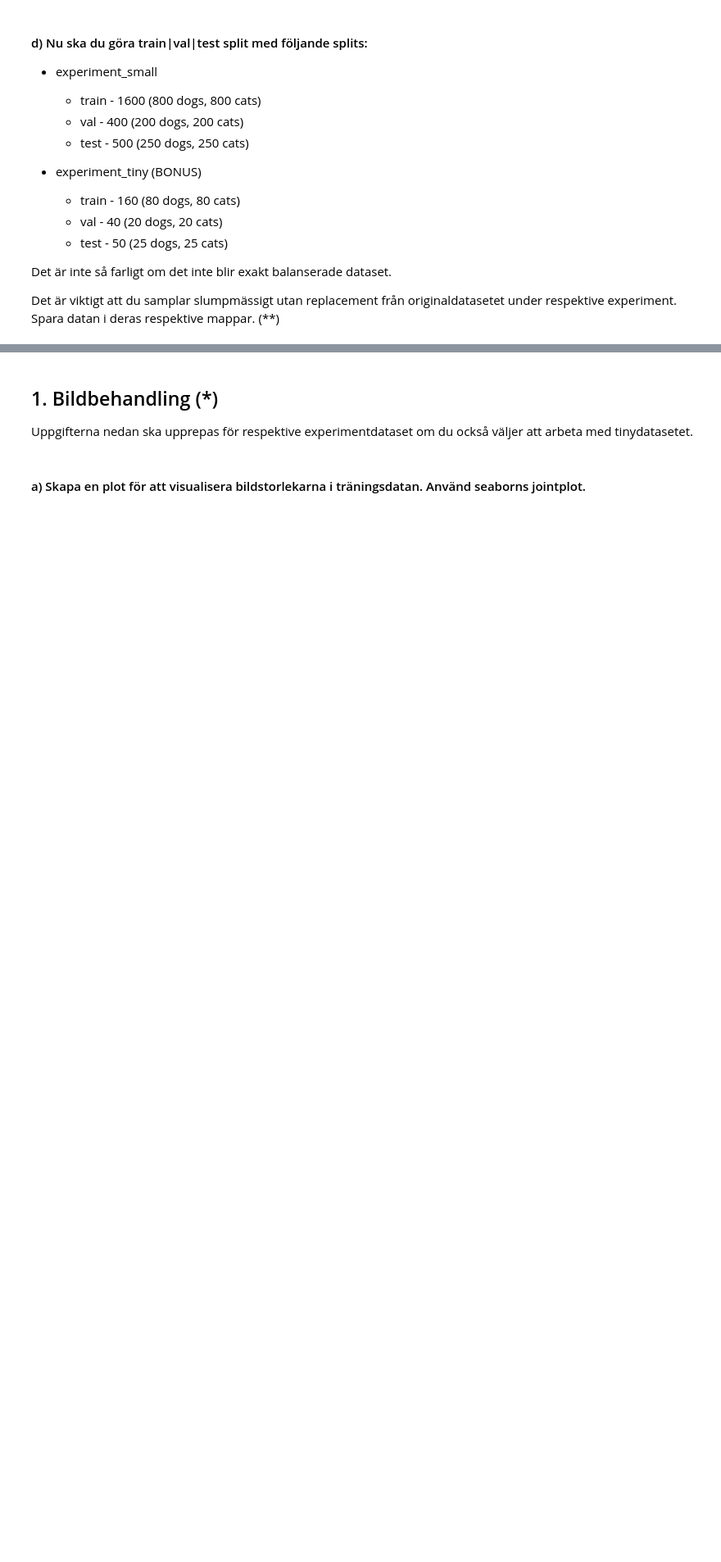
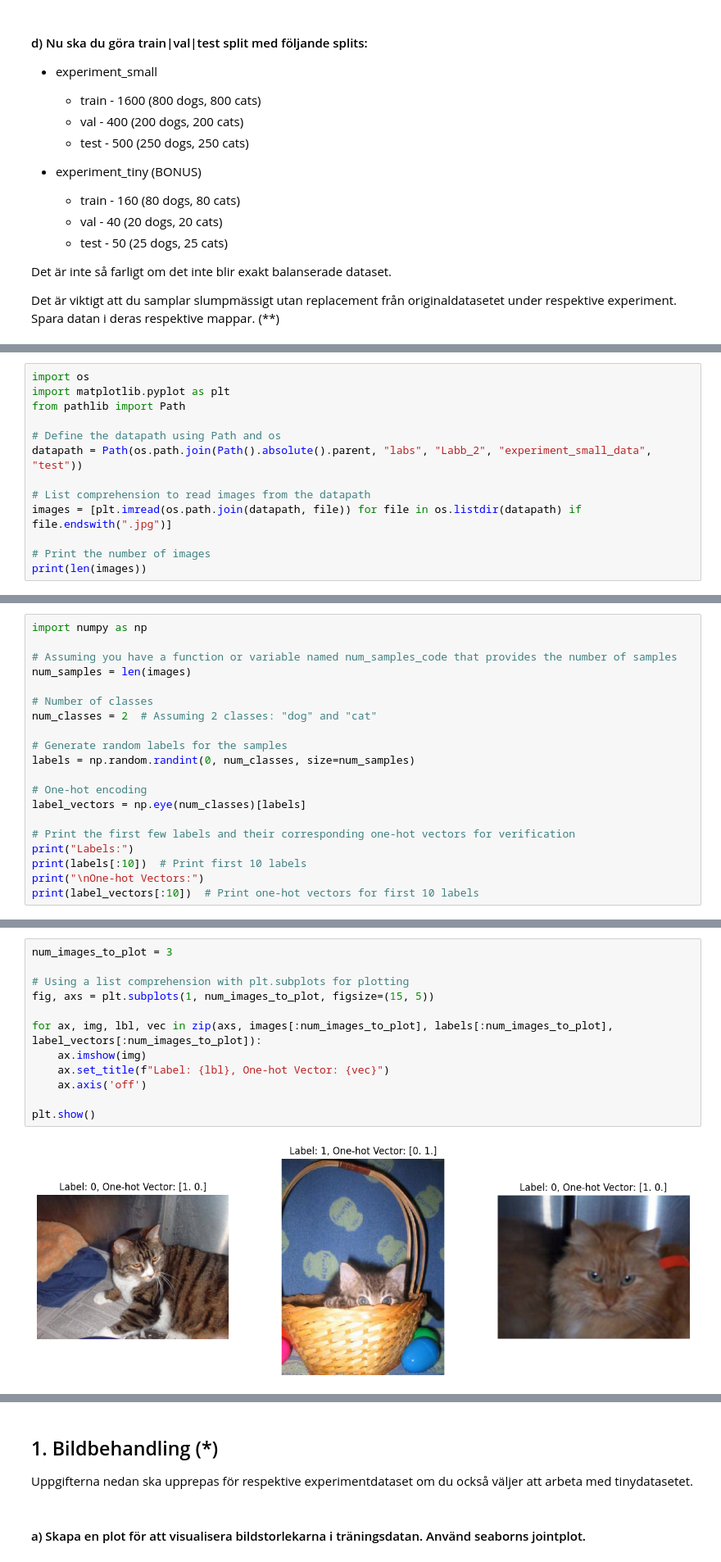
Before and after one commit to samiguru/AI-Samir-Ibrahim-OPA23, a Jupyter notebook: labs/Labb_2/lab.ipynb, the cells around one changed output, grey strips where cells are left out. Shown at 82% size. Drawn from its saved outputs; the diff is of its cells as text; blank space fills up the shorter version.

```diff
--- a/labs/Labb_2/lab.ipynb
+++ b/labs/Labb_2/lab.ipynb
@@ -238,0 +357,13 @@ ska vara one-hot encoded med 0 och 1.
+# %%
+import os
+import matplotlib.pyplot as plt
+from pathlib import Path
+
+# Define the datapath using Path and os
+datapath = Path(os.path.join(Path().absolute().parent, "labs", "Labb_2", "experiment_small_data", "test"))
+
+# List comprehension to read images from the datapath
+images = [plt.imread(os.path.join(datapath, file)) for file in os.listdir(datapath) if file.endswith(".jpg")]
+
+# Print the number of images
+print(len(images))
@@ -238,0 +372,20 @@ ska vara one-hot encoded med 0 och 1.
+# %%
+import numpy as np
+
+# Assuming you have a function or variable named num_samples_code that provides the number of samples
+num_samples = len(images)
+
+# Number of classes
+num_classes = 2  # Assuming 2 classes: "dog" and "cat"
+
+# Generate random labels for the samples
+labels = np.random.randint(0, num_classes, size=num_samples)
+
+# One-hot encoding
+label_vectors = np.eye(num_classes)[labels]
+
+# Print the first few labels and their corresponding one-hot vectors for verification
+print("Labels:")
+print(labels[:10])  # Print first 10 labels
+print("\nOne-hot Vectors:")
+print(label_vectors[:10])  # Print one-hot vectors for first 10 labels
@@ -238,0 +409,14 @@ ska vara one-hot encoded med 0 och 1.
+# %%
+num_images_to_plot = 3
+
+# Using a list comprehension with plt.subplots for plotting
+fig, axs = plt.subplots(1, num_images_to_plot, figsize=(15, 5))
+
+for ax, img, lbl, vec in zip(axs, images[:num_images_to_plot], labels[:num_images_to_plot], label_vectors[:num_images_to_plot]):
+    ax.imshow(img)
+    ax.set_title(f"Label: {lbl}, One-hot Vector: {vec}")
+    ax.axis('off')
+
+plt.show()
+# %% [output]
+[figure, added]
```
Also changed, not shown: parts of 15 cells of this notebook.
